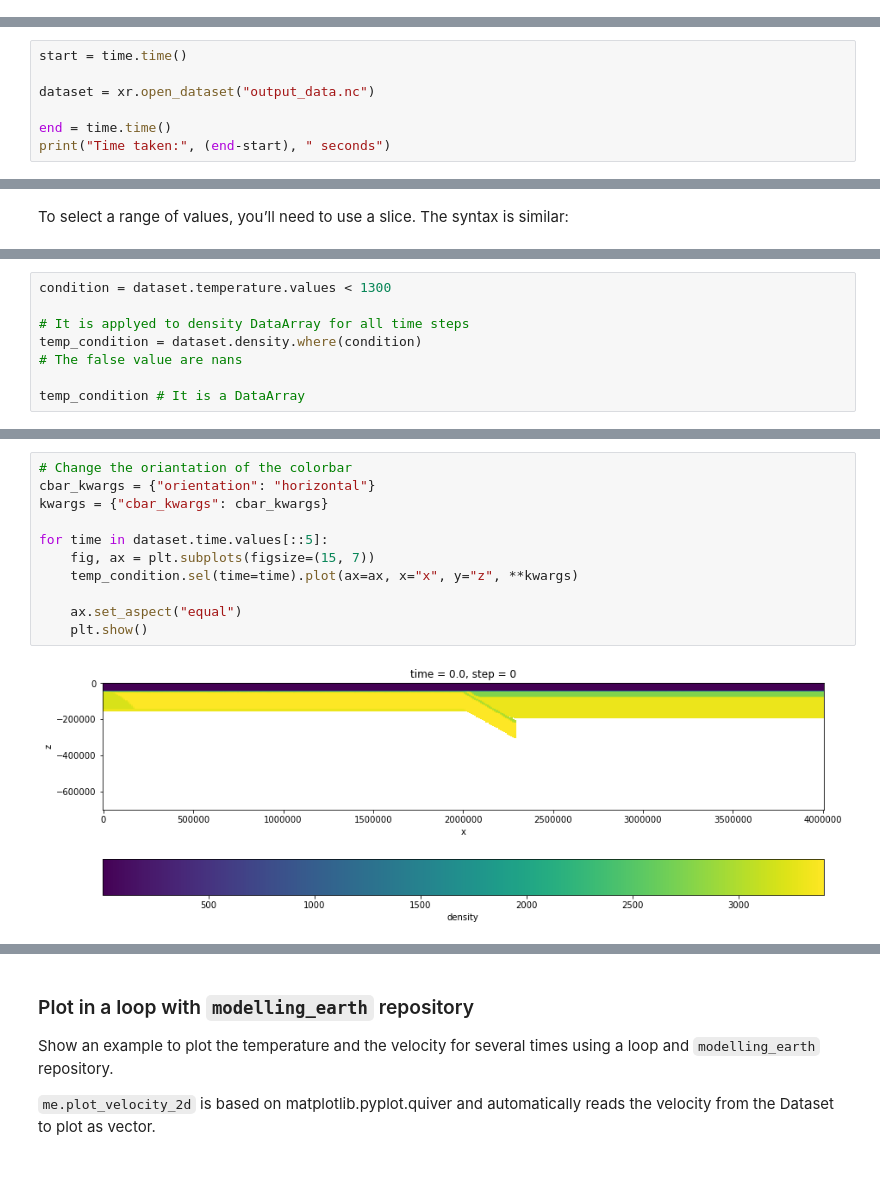
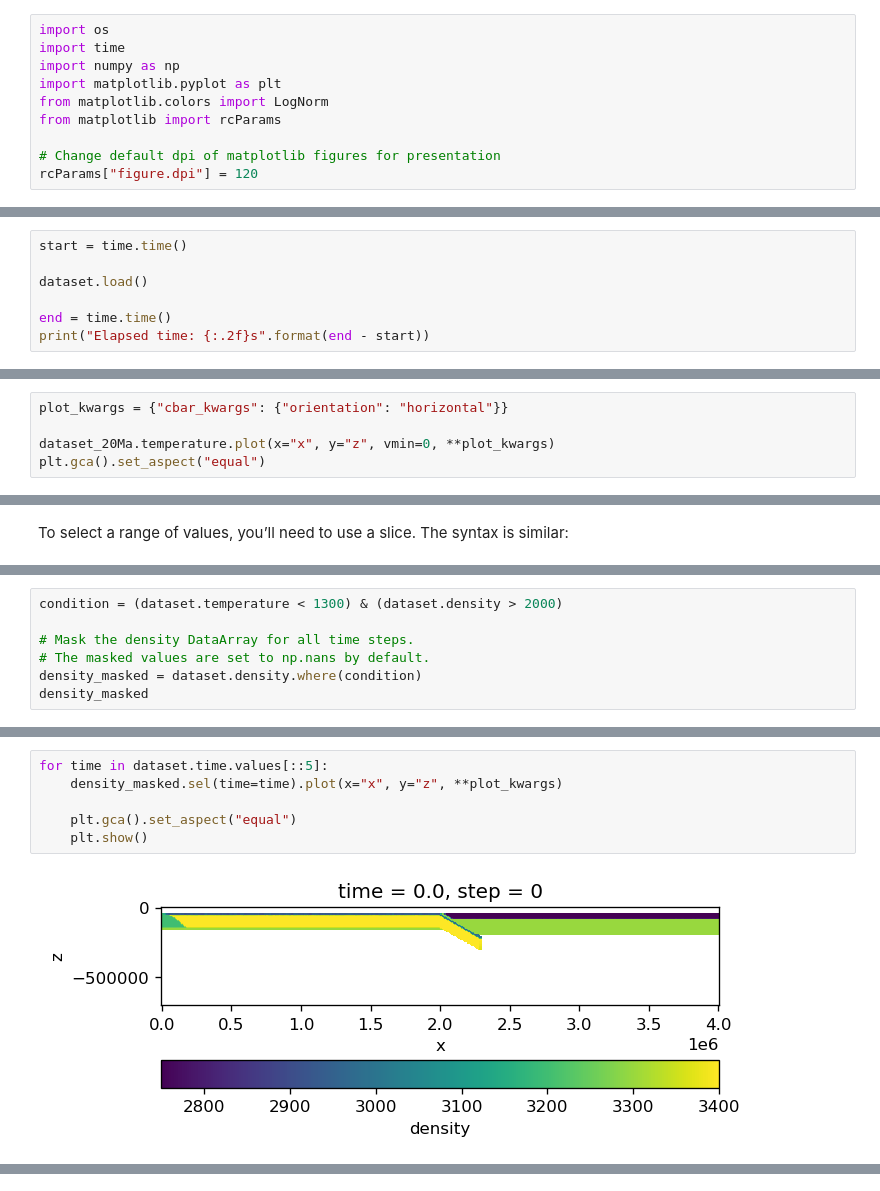
Before and after one commit to aguspesce/online_seminar_IAG-USP, a Jupyter notebook: for_mandyoc.ipynb, the cells around one changed output, grey strips where cells are left out. Drawn from its saved outputs; the diff is of its cells as text.

```diff
--- a/for_mandyoc.ipynb
+++ b/for_mandyoc.ipynb
@@ -24,0 +33,10 @@ This dataset has a size of:
+# %%
+import os
+import time
+import numpy as np
+import matplotlib.pyplot as plt
+from matplotlib.colors import LogNorm
+from matplotlib import rcParams
+
+# Change default dpi of matplotlib figures for presentation
+rcParams["figure.dpi"] = 120
@@ -75,8 +86,8 @@ But load a ``xr.Dataset`` in memory is very fast
 # %%
 start = time.time()
 
-dataset = xr.open_dataset("output_data.nc")
+dataset.load()
 
 end = time.time()
-print("Time taken:", (end-start), " seconds")
+print("Elapsed time: {:.2f}s".format(end - start))
 # %% [output]
@@ -182,3 +188,8 @@ Data variables:
     viscosity_units:         Pa s
     strain_rate_units:       s^(-1)
     pressure_units:
+# %%
+plot_kwargs = {"cbar_kwargs": {"orientation": "horizontal"}}
+
+dataset_20Ma.temperature.plot(x="x", y="z", vmin=0, **plot_kwargs)
+plt.gca().set_aspect("equal")
@@ -231,10 +244,9 @@ I wnat to select the density values where the temperature is over 1300 C for all
 # %%
-condition = dataset.temperature.values < 1300
+condition = (dataset.temperature < 1300) & (dataset.density > 2000)
 
-# It is applyed to density DataArray for all time steps
-temp_condition = dataset.density.where(condition)
-# The false value are nans
-
-temp_condition # It is a DataArray
+# Mask the density DataArray for all time steps.
+# The masked values are set to np.nans by default.
+density_masked = dataset.density.where(condition)
+density_masked
 # %% [output]
 <xarray.DataArray 'density' (time: 10, x: 401, z: 176)>
@@ -257,13 +269,8 @@ array([[[nan, nan, nan, ...,  1.,  1.,  1.],
 # %%
-# Change the oriantation of the colorbar
-cbar_kwargs = {"orientation": "horizontal"}
-kwargs = {"cbar_kwargs": cbar_kwargs}
+for time in dataset.time.values[::5]:
+    density_masked.sel(time=time).plot(x="x", y="z", **plot_kwargs)
 
-for time in dataset.time.values[::5]:
-    fig, ax = plt.subplots(figsize=(15, 7))
-    temp_condition.sel(time=time).plot(ax=ax, x="x", y="z", **kwargs)
-
-    ax.set_aspect("equal")
+    plt.gca().set_aspect("equal")
     plt.show()
 # %% [output]
-[figure, old version]
+[figure, new version]
@@ -271,6 +277,0 @@ for time in dataset.time.values[::5]:
-# %% [markdown]
-### Plot in a loop with ``modelling_earth`` repository
-
-Show an example to plot the temperature and the velocity for several times using a loop and ``modelling_earth`` repository.
-
-``me.plot_velocity_2d`` is based on matplotlib.pyplot.quiver and automatically reads the velocity from the Dataset to plot as vector.
```
Also changed, not shown: parts of 44 cells of this notebook, 1 other file.
